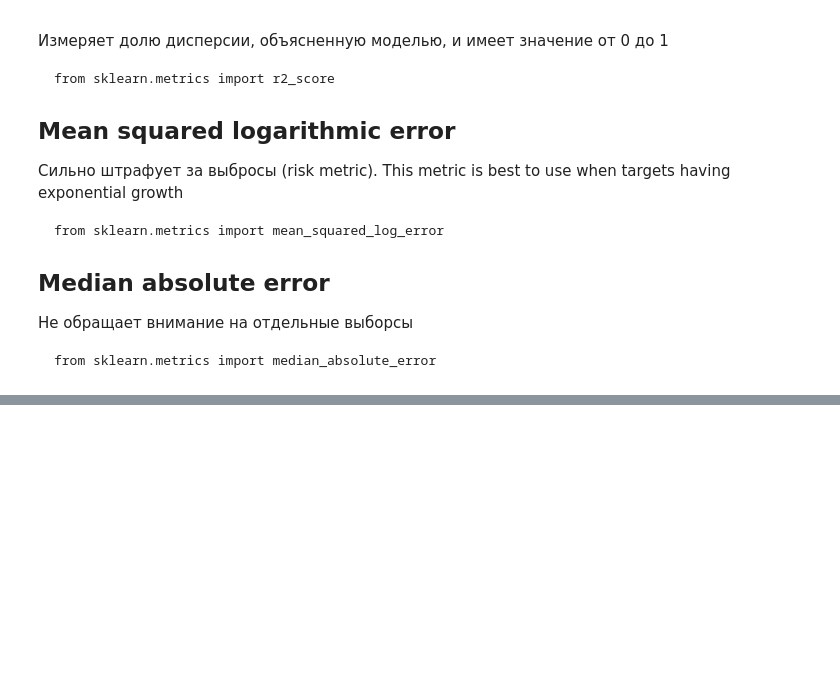
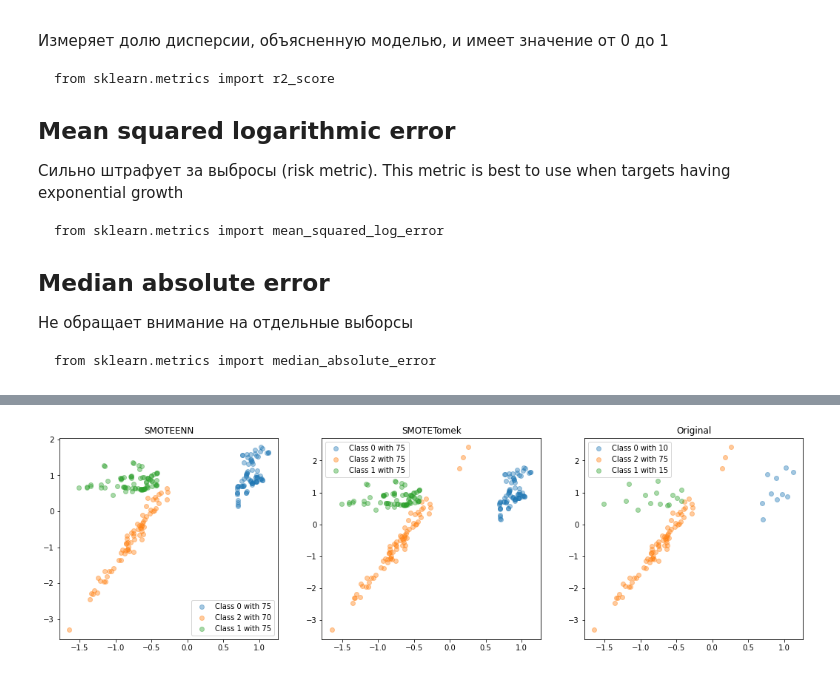
Before and after one commit to kuzminRM/My_ML_Notes, a Jupyter notebook: ML_cheat_sheet.ipynb, the cells around one changed output, grey strips where cells are left out. Saved outputs shown, nothing was run; the diff lists cells and outputs as text; code cells hidden in the pictures; blank space fills up the shorter version.

```diff
--- a/ML_cheat_sheet.ipynb
+++ b/ML_cheat_sheet.ipynb
@@ -680,0 +859,47 @@ from sklearn.metrics import median_absolute_error
+# %%
+from sklearn.datasets import make_classification
+from imblearn.combine import SMOTEENN, SMOTETomek
+from collections import Counter
+from matplotlib import pyplot as plt
+
+X, y = make_classification(n_samples=100, n_features=2, n_informative=2,
+                           n_redundant=0, n_repeated=0, n_classes=3,
+                           n_clusters_per_class=1,
+                           weights=[0.10, 0.15, 0.75],
+                           class_sep=0.8, random_state=1)
+
+df = pd.DataFrame(X)
+df['y'] = y
+
+#SMOTEENN
+sampler = SMOTEENN(random_state=0)
+X_resampled_1, y_resampled_1 = sampler.fit_resample(X, y)
+
+df_resampled_1 = pd.DataFrame(X_resampled_1)
+df_resampled_1['y'] = y_resampled_1
+
+#SMOTETomek
+sampler = SMOTETomek(random_state=0)
+X_resampled_2, y_resampled_2 = sampler.fit_resample(X, y)
+
+df_resampled_2 = pd.DataFrame(X_resampled_2)
+df_resampled_2['y'] = y_resampled_2
+
+fig, (ax1 ,ax2, ax3) = plt.subplots(1, 3, figsize=(18, 5))
+for cls in df['y'].unique():
+  ax1.scatter(df_resampled_1[df_resampled_1['y']==cls][0], df_resampled_1[df_resampled_1['y']==cls][1], label=f"Class {cls} with {len(df_resampled_1[df_resampled_1['y']==cls][0])}", alpha=0.4)
+  ax2.scatter(df_resampled_2[df_resampled_2['y']==cls][0], df_resampled_2[df_resampled_2['y']==cls][1], label=f"Class {cls} with {len(df_resampled_2[df_resampled_2['y']==cls][0])}", alpha=0.4)
+  ax3.scatter(df[df['y']==cls][0], df[df['y']==cls][1], label=f"Class {cls} with {len(df[df['y']==cls][0])}", alpha=0.4)
+
+ax1.legend()
+ax1.set_title('SMOTEENN')
+
+ax2.legend()
+ax2.set_title('SMOTETomek')
+
+ax3.legend()
+ax3.set_title('Original')
+
+plt.show()
+# %% [output]
+[figure, added]
```
Also changed, not shown: parts of 13 cells of this notebook.
